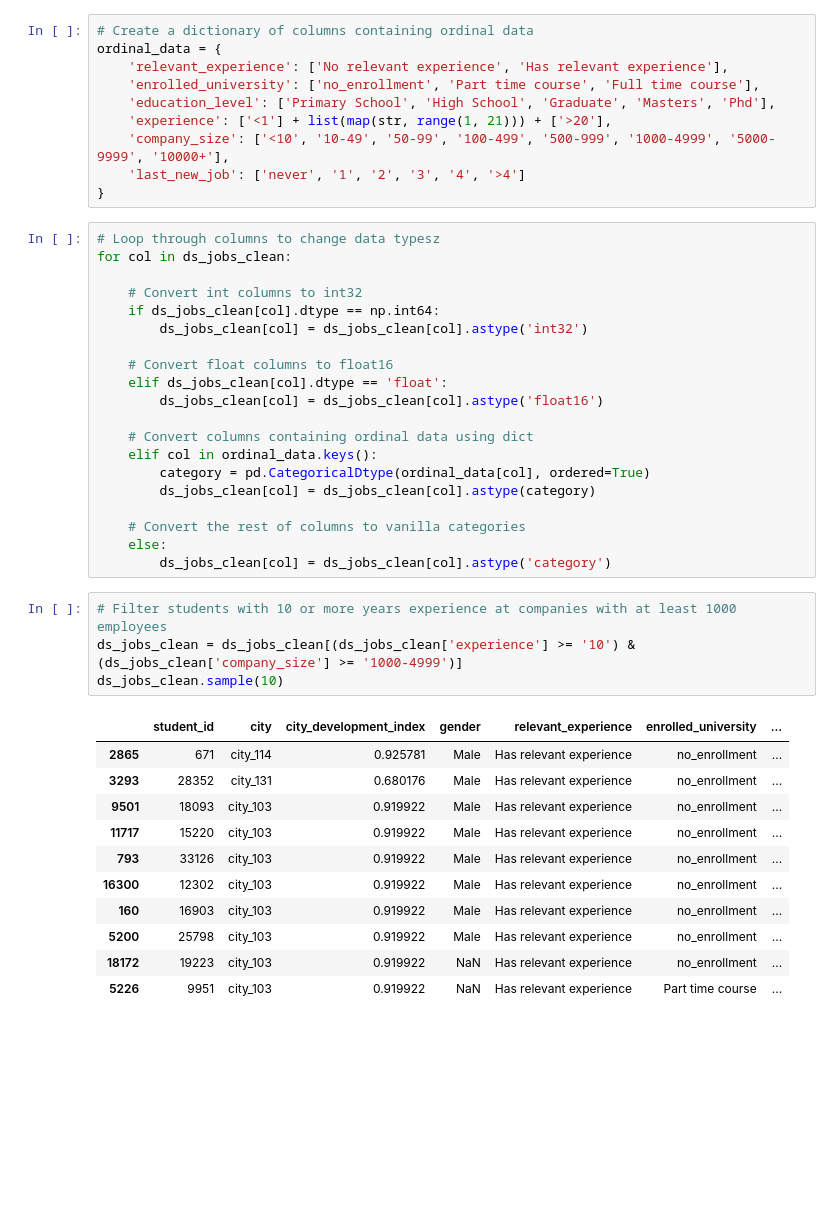
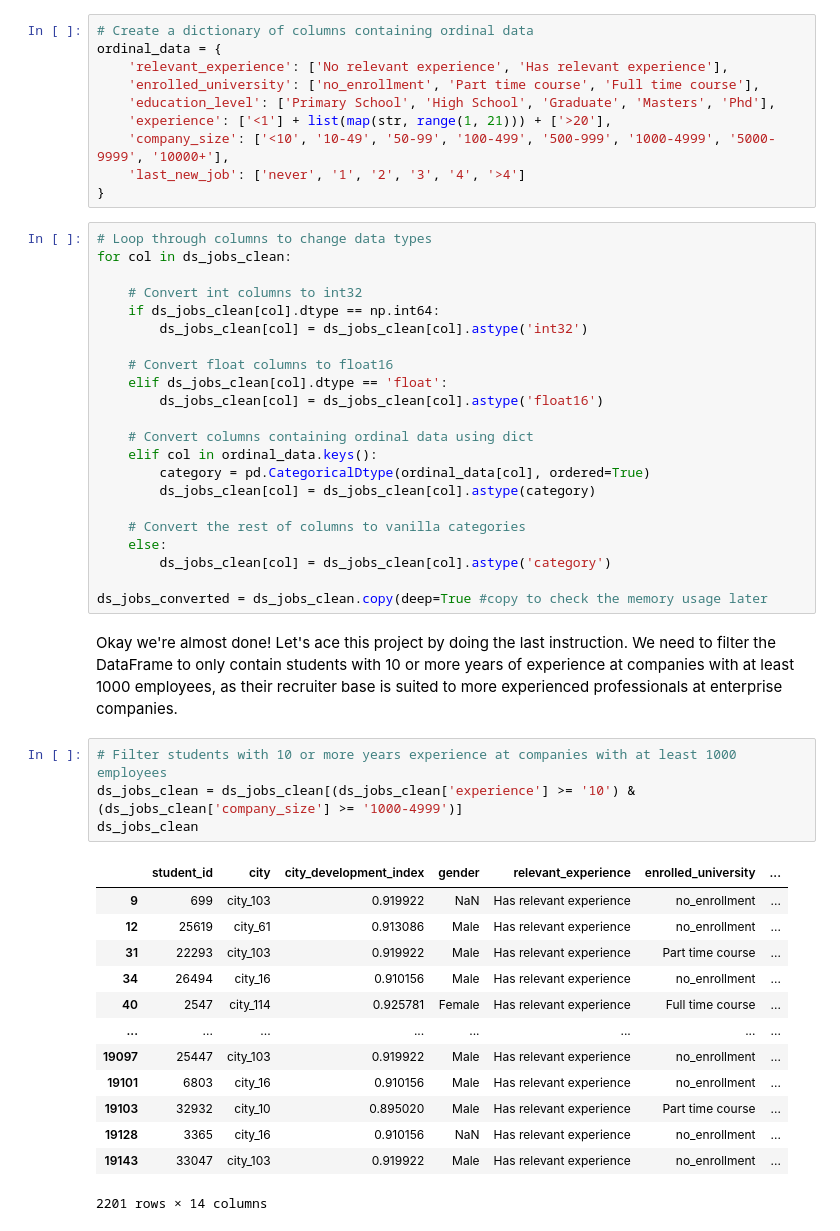
Before and after one commit to laiflonglearner/datacamp-project-solutions, a Jupyter notebook: python/Customer Analytics - Preparing Data For Modeling/notebook.ipynb, the cells around one changed output. Cells and saved outputs as stored; diff of their text form; blank space fills up the shorter version.

Commit message:
revise project: add markdown & more analysis

```diff
--- a/python/Customer Analytics - Preparing Data For Modeling/notebook.ipynb
+++ b/python/Customer Analytics - Preparing Data For Modeling/notebook.ipynb
@@ -53,7 +141,7 @@ ordinal_data = {
     'last_new_job': ['never', '1', '2', '3', '4', '>4']
 }
 # %%
-# Loop through columns to change data typesz
+# Loop through columns to change data types
 for col in ds_jobs_clean:
 
     # Convert int columns to int32
@@ -72,19 +160,25 @@ for col in ds_jobs_clean:
     # Convert the rest of columns to vanilla categories
     else:
         ds_jobs_clean[col] = ds_jobs_clean[col].astype('category')
+
+ds_jobs_converted = ds_jobs_clean.copy(deep=True #copy to check the memory usage later
+# %% [markdown]
+Okay we're almost done! Let's ace this project by doing the last instruction. We need to filter the DataFrame to only contain students with 10 or more years of experience at companies with at least 1000 employees, as their recruiter base is suited to more experienced professionals at enterprise companies.
 # %%
 # Filter students with 10 or more years experience at companies with at least 1000 employees
 ds_jobs_clean = ds_jobs_clean[(ds_jobs_clean['experience'] >= '10') & (ds_jobs_clean['company_size'] >= '1000-4999')]
-ds_jobs_clean.sample(10)
+ds_jobs_clean
 # %% [output]
 |  | student_id | city | city_development_index | gender | relevant_experience | enrolled_university | ... |
-| 2865 | 671 | city_114 | 0.925781 | Male | Has relevant experience | no_enrollment | ... |
-| 3293 | 28352 | city_131 | 0.680176 | Male | Has relevant experience | no_enrollment | ... |
-| 9501 | 18093 | city_103 | 0.919922 | Male | Has relevant experience | no_enrollment | ... |
-| 11717 | 15220 | city_103 | 0.919922 | Male | Has relevant experience | no_enrollment | ... |
-| 793 | 33126 | city_103 | 0.919922 | Male | Has relevant experience | no_enrollment | ... |
-| 16300 | 12302 | city_103 | 0.919922 | Male | Has relevant experience | no_enrollment | ... |
-| 160 | 16903 | city_103 | 0.919922 | Male | Has relevant experience | no_enrollment | ... |
-| 5200 | 25798 | city_103 | 0.919922 | Male | Has relevant experience | no_enrollment | ... |
-| 18172 | 19223 | city_103 | 0.919922 | NaN | Has relevant experience | no_enrollment | ... |
-| 5226 | 9951 | city_103 | 0.919922 | NaN | Has relevant experience | Part time course | ... |
+| 9 | 699 | city_103 | 0.919922 | NaN | Has relevant experience | no_enrollment | ... |
+| 12 | 25619 | city_61 | 0.913086 | Male | Has relevant experience | no_enrollment | ... |
+| 31 | 22293 | city_103 | 0.919922 | Male | Has relevant experience | Part time course | ... |
+| 34 | 26494 | city_16 | 0.910156 | Male | Has relevant experience | no_enrollment | ... |
+| 40 | 2547 | city_114 | 0.925781 | Female | Has relevant experience | Full time course | ... |
+| ... | ... | ... | ... | ... | ... | ... | ... |
+| 19097 | 25447 | city_103 | 0.919922 | Male | Has relevant experience | no_enrollment | ... |
+| 19101 | 6803 | city_16 | 0.910156 | Male | Has relevant experience | no_enrollment | ... |
+| 19103 | 32932 | city_10 | 0.895020 | Male | Has relevant experience | Part time course | ... |
+| 19128 | 3365 | city_16 | 0.910156 | NaN | Has relevant experience | no_enrollment | ... |
+| 19143 | 33047 | city_103 | 0.919922 | Male | Has relevant experience | no_enrollment | ... |
+2201 rows × 14 columns
```
Also changed, not shown: parts of 18 cells of this notebook.
